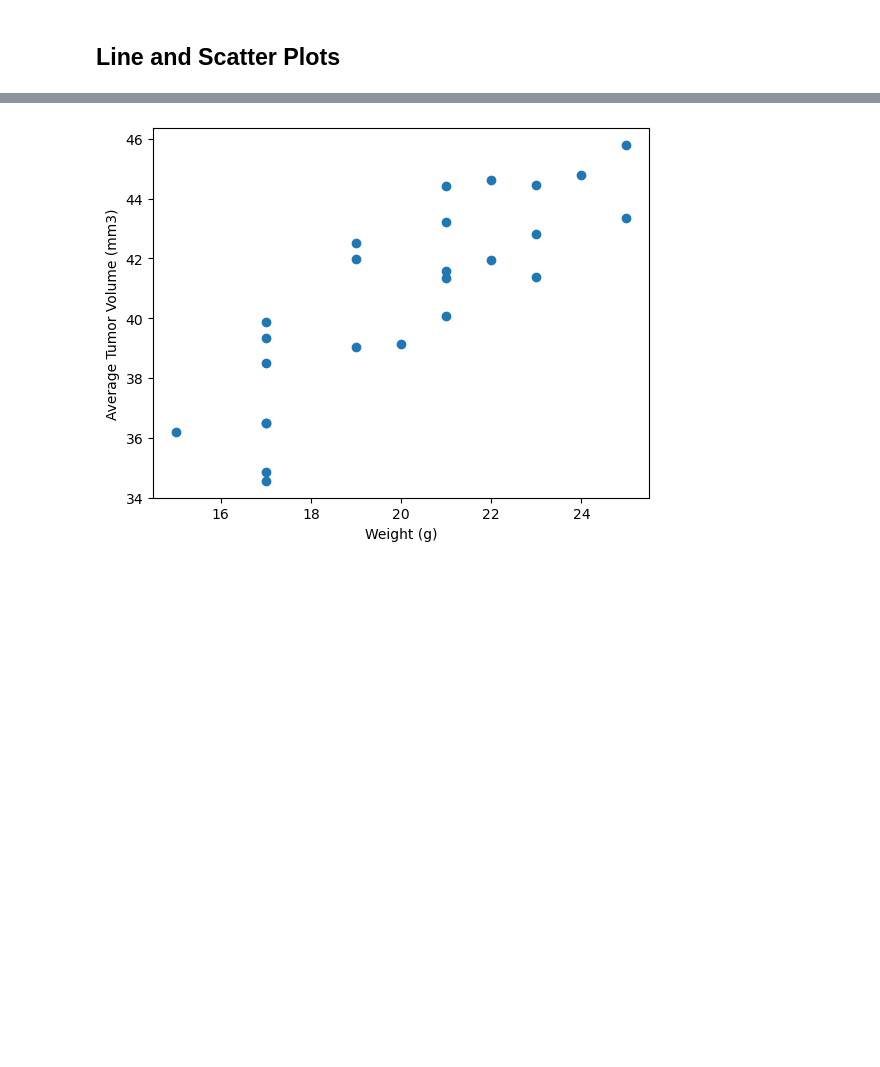
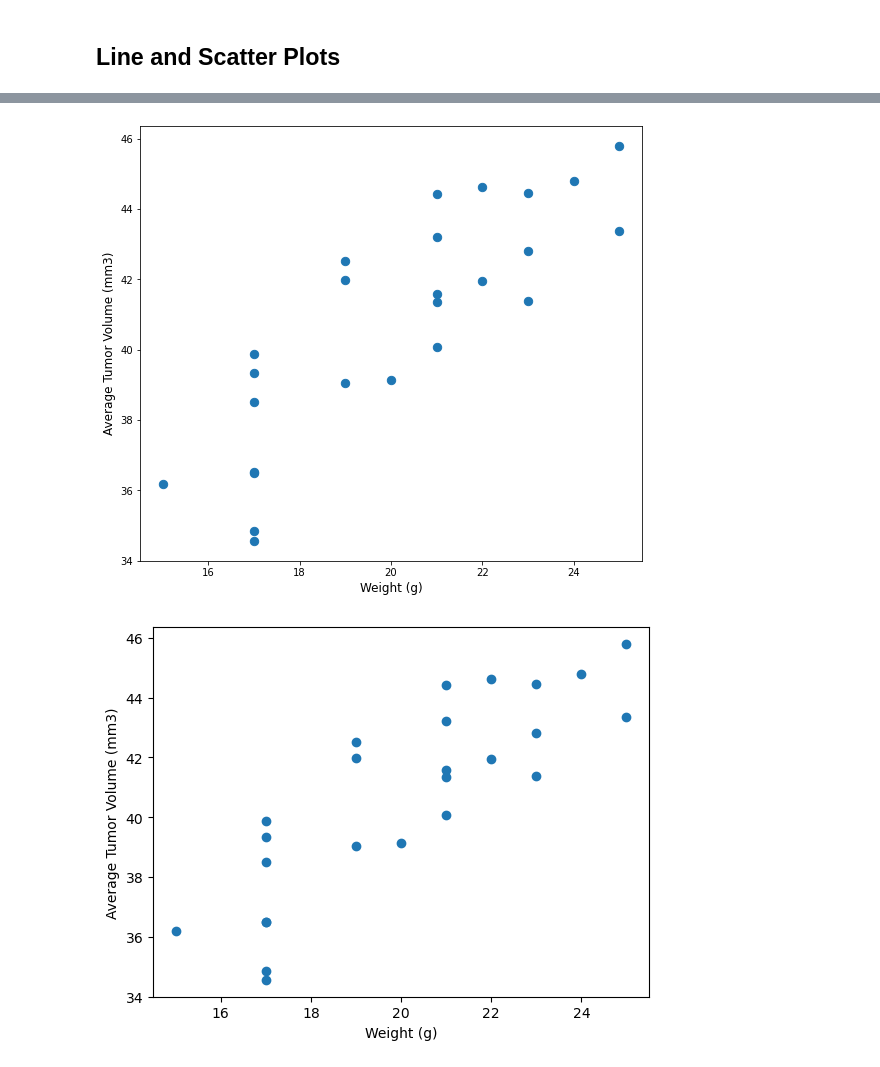
Before and after one commit to Wook22/Healthcare_Data_Visualization, a Jupyter notebook: Pymaceuticals/pymaceuticals_starter.ipynb, the cells around one changed output, grey strips where cells are left out. Drawn from its saved outputs; the diff is of its cells as text; code cells hidden in the pictures; blank space fills up the shorter version.

```diff
--- a/Pymaceuticals/pymaceuticals_starter.ipynb
+++ b/Pymaceuticals/pymaceuticals_starter.ipynb
@@ -361,3 +373,24 @@ plt.show()
+# %%
+# Calculate the average tumor volume and weight for each mouse on the Capomulin regimen
+capomulin_data = cleaned_df[cleaned_df['Drug Regimen'] == 'Capomulin']
+avg_capomulin_data = capomulin_data.groupby(['Mouse ID']).mean()
+
+# Generate a scatter plot of mouse weight versus average tumor volume for the Capomulin regimen
+fig, ax = plt.subplots(figsize=(9, 8))
+
+ax.scatter(avg_capomulin_data['Weight (g)'],
+           avg_capomulin_data['Tumor Volume (mm3)'],
+           marker='o',
+           s = 70)
+
+# Set the axis labels
+ax.set_xlabel("Weight (g)", fontsize=12)
+ax.set_ylabel("Average Tumor Volume (mm3)", fontsize=12)
+
+# Show the plot
+plt.show()
+# %% [output]
+[figure, added]
 # %%
 # Generate a scatter plot of mouse weight vs. the average observed tumor volume for the entire Capomulin regimen
 # %% [output]
```
Also changed, not shown: parts of 6 cells of this notebook.
